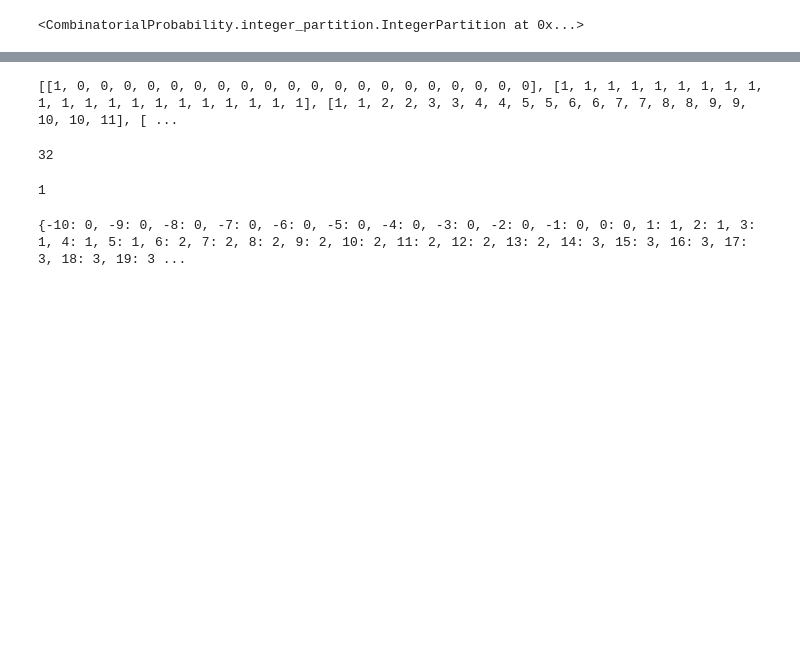
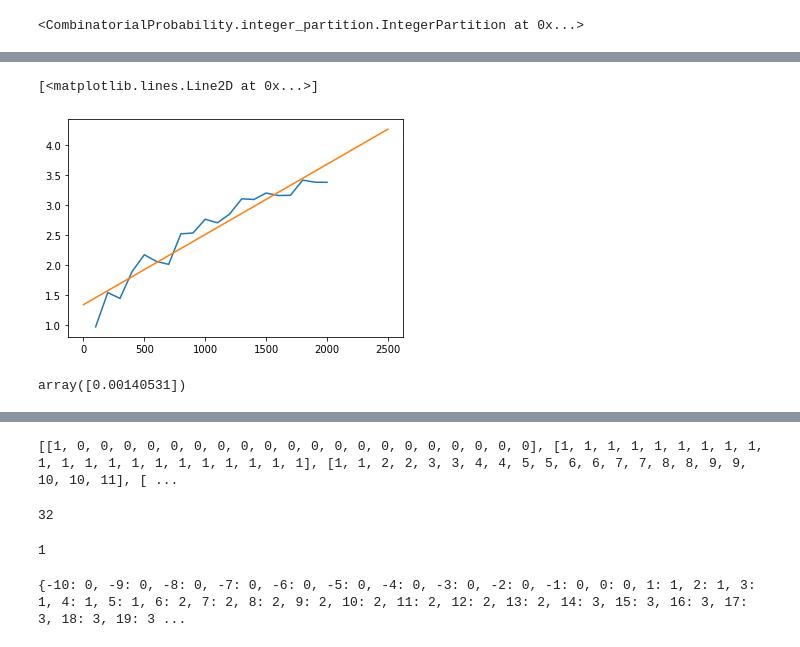
Before and after one commit to StephenDeSalvo/CombinatorialProbability, a Jupyter notebook: examples/integer partitions/Integer Partitions.ipynb, the cells around one changed output, grey strips where cells are left out. Saved outputs shown, nothing was run; the diff lists cells and outputs as text; code cells hidden in the pictures; blank space fills up the shorter version.

```diff
--- a/examples/integer partitions/Integer Partitions.ipynb
+++ b/examples/integer partitions/Integer Partitions.ipynb
@@ -13,0 +202,3 @@ ip.fit(weight=10, make_array=True, make_table=True, make_tilt=True)
+# %%
+from sklearn.linear_model import LinearRegression
+lr = LinearRegression()
@@ -13,0 +212,13 @@ ip.fit(weight=10, make_array=True, make_table=True, make_tilt=True)
+# %%
+plt.plot(weight_list, [numpy.log(x.total_seconds()) for x in method_to_seconds_list['pdcdsh']])
+plt.plot(range(2500), y_predict)
+# %% [output]
+[<matplotlib.lines.Line2D at 0x...>]
+[figure, added]
+# %%
+yy = [numpy.log(x.total_seconds()) for x in method_to_seconds_list['rejection'][5:]]
+fitted = lr.fit([[x] for x in weight_list[5:]], yy)
+y_predict = fitted.predict([[x] for x in range(2500)])
+fitted.coef_
+# %% [output]
+array([0.00140531])
```
Also changed, not shown: parts of 29 cells of this notebook, 3 other files.
